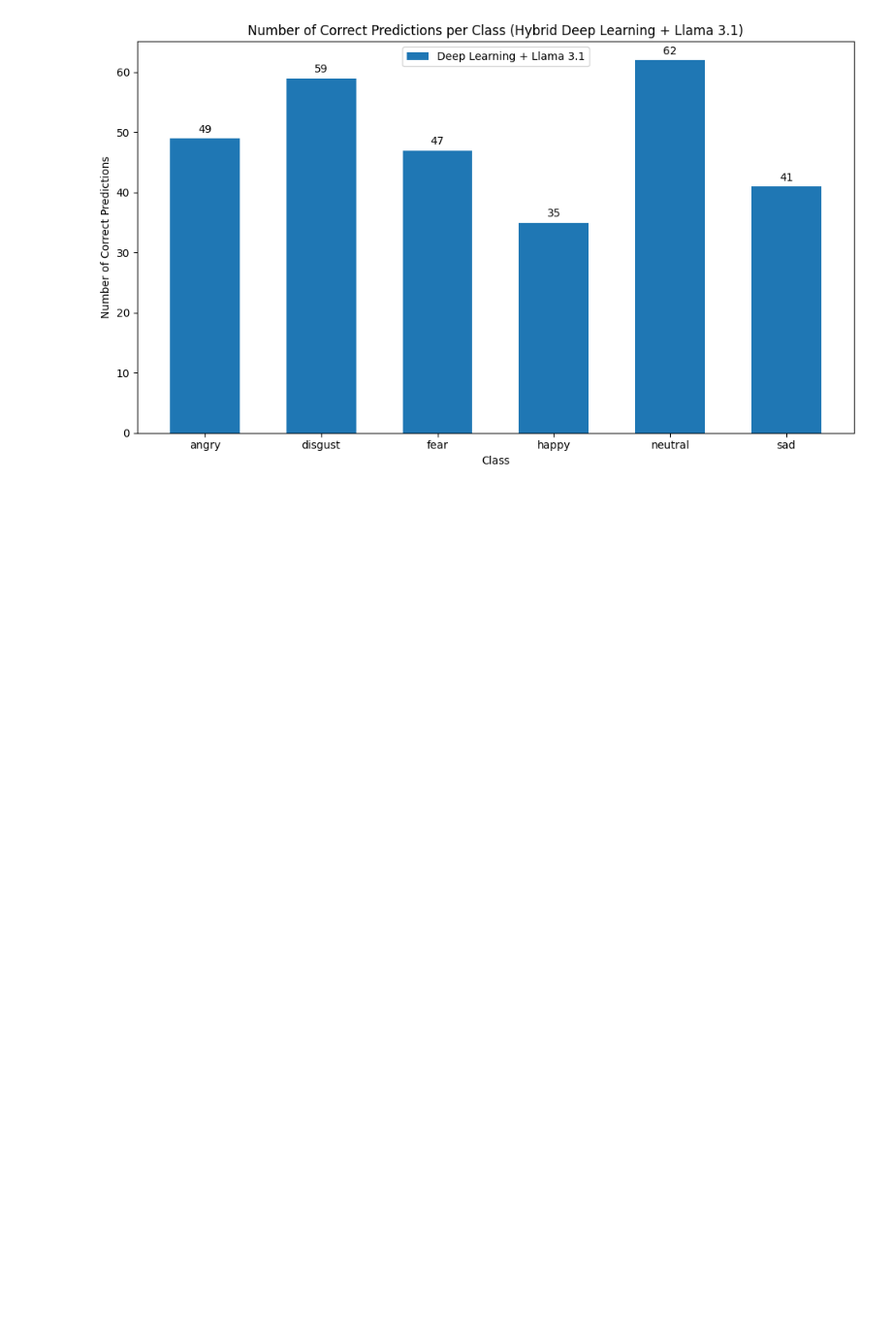
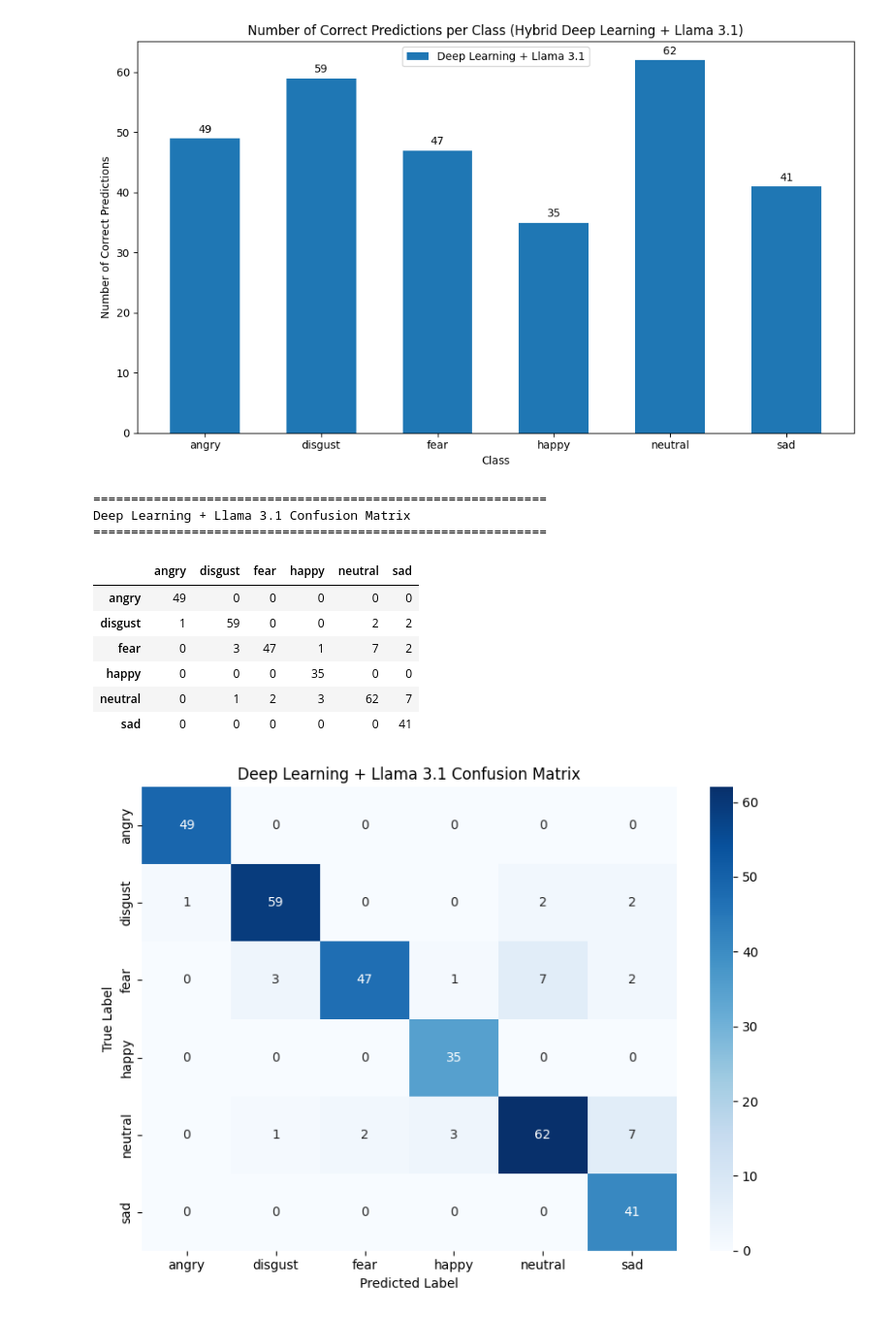
Before and after one commit to Grace6687003/Senior_Project_Text_Mining, a Jupyter notebook: notebooks3/04_hybrid_llama.ipynb, the cells around one changed output. Shown at 97% size. Drawn from its saved outputs; the diff is of its cells as text; code cells hidden in the pictures; blank space fills up the shorter version.

Commit message:
add confusion matrix to dl hybrid and resize number

```diff
--- a/notebooks3/04_hybrid_llama.ipynb
+++ b/notebooks3/04_hybrid_llama.ipynb
@@ -800,3 +800,68 @@ plt.tight_layout()
 plt.show()
 # %% [output]
 [figure]
+# %%
+import pandas as pd
+import matplotlib.pyplot as plt
+import seaborn as sns
+from sklearn.metrics import confusion_matrix
+
+
+OUTPUT_PRED_FILE = "../data/processed/hybrid_Llama_predictions.csv"
+
+result_df = pd.read_csv(OUTPUT_PRED_FILE)
+
+true_col = "label"
+pred_col = "dl_llama_pred"
+
+labels = ["angry", "disgust", "fear", "happy", "neutral", "sad"]
+
+# ตรวจว่ามี column จริงไหม
+if pred_col not in result_df.columns:
+    print(f"ไม่พบคอลัมน์: {pred_col}")
+else:
+    # สร้าง confusion matrix
+    cm = confusion_matrix(
+        result_df[true_col],
+        result_df[pred_col],
+        labels=labels
+    )
+
+    # แปลงเป็นตาราง
+    cm_df = pd.DataFrame(
+        cm,
+        index=labels,
+        columns=labels
+    )
+
+    print("\n" + "=" * 60)
+    print("Deep Learning + Llama 3.1 Confusion Matrix")
+    print("=" * 60)
+    display(cm_df)
+
+    # วาด heatmap แบบในรูป
+    plt.figure(figsize=(8, 6))
+    sns.heatmap(
+        cm_df,
+        annot=True,
+        fmt="d",
+        cmap="Blues"
+    )
+
+    plt.title("Deep Learning + Llama 3.1 Confusion Matrix")
+    plt.xlabel("Predicted Label")
+    plt.ylabel("True Label")
+    plt.tight_layout()
+    plt.show()
+# %% [output]
+============================================================
+Deep Learning + Llama 3.1 Confusion Matrix
+============================================================
+|  | angry | disgust | fear | happy | neutral | sad |
+| angry | 49 | 0 | 0 | 0 | 0 | 0 |
+| disgust | 1 | 59 | 0 | 0 | 2 | 2 |
+| fear | 0 | 3 | 47 | 1 | 7 | 2 |
+| happy | 0 | 0 | 0 | 35 | 0 | 0 |
+| neutral | 0 | 1 | 2 | 3 | 62 | 7 |
+| sad | 0 | 0 | 0 | 0 | 0 | 41 |
+[figure, added]
```
Also changed, not shown: 4 other files.
